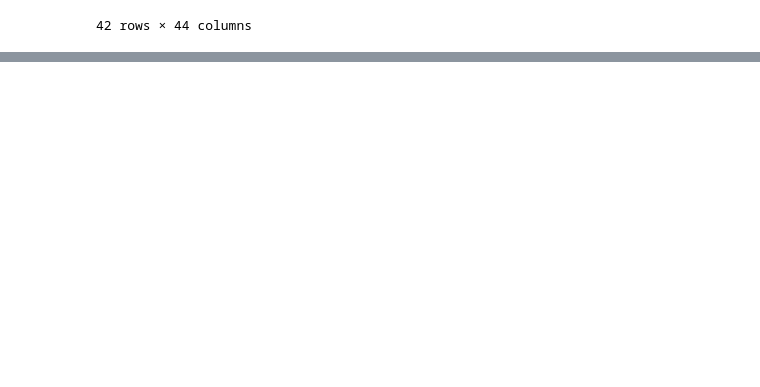
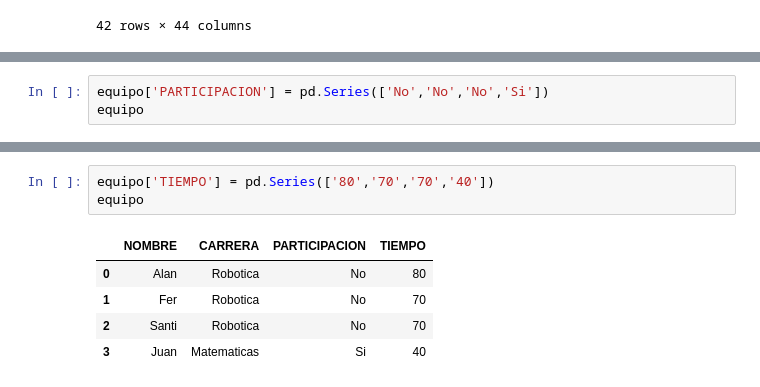
Before and after one commit to AlanDeltax/repositorio-prueba, a Jupyter notebook: PruebasPandas.ipynb, the cells around one changed output, grey strips where cells are left out. Drawn from its saved outputs; the diff is of its cells as text; blank space fills up the shorter version.

```diff
--- a/PruebasPandas.ipynb
+++ b/PruebasPandas.ipynb
@@ -187,0 +214,3 @@ ResConPeq
+# %%
+equipo['PARTICIPACION'] = pd.Series(['No','No','No','Si'])
+equipo
@@ -187,0 +223,9 @@ ResConPeq
+# %%
+equipo['TIEMPO'] = pd.Series(['80','70','70','40'])
+equipo
+# %% [output]
+|  | NOMBRE | CARRERA | PARTICIPACION | TIEMPO |
+| 0 | Alan | Robotica | No | 80 |
+| 1 | Fer | Robotica | No | 70 |
+| 2 | Santi | Robotica | No | 70 |
+| 3 | Juan | Matematicas | Si | 40 |
```
Also changed, not shown: parts of 14 cells of this notebook.
